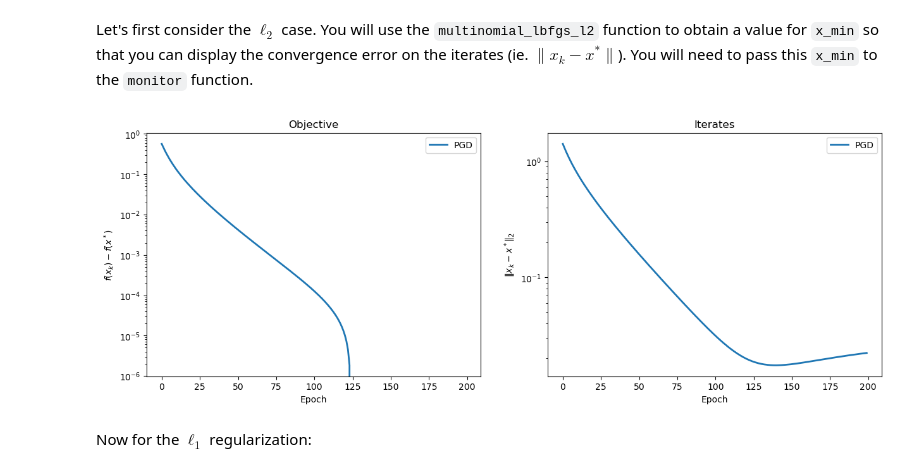
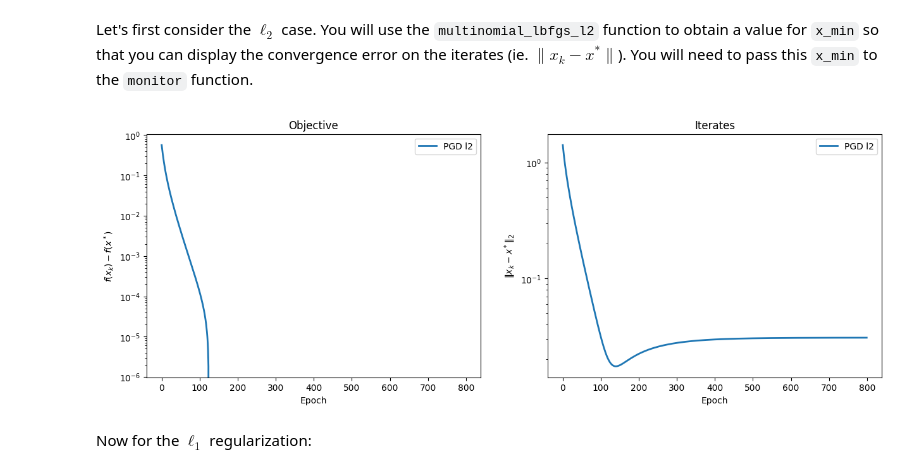
Before and after one commit to Nicolassaint/X_Optimization, a Jupyter notebook: Projet/project_saint_nicolas_and_guerin_matthis.ipynb, the cells around one changed output. Cells and saved outputs as stored; diff of their text form; code cells hidden in the pictures.

```diff
--- a/Projet/project_saint_nicolas_and_guerin_matthis.ipynb
+++ b/Projet/project_saint_nicolas_and_guerin_matthis.ipynb
@@ -809,27 +811,27 @@ def prox_l21(params, step, lbda, K):
 Let's first consider the $\ell_2$ case. You will use the `multinomial_lbfgs_l2` function to obtain a value for `x_min` so that you can display the convergence error on the iterates (ie. $\|x_k - x^*\|$). You will need to pass this `x_min` to the `monitor` function.
 # %%
 x_init = np.zeros((P + 1) * K)
-n_iter = 200
+n_iter = 800
 lbda = 0.1
 step = 1e-1
 
 # TODO
 
 # Run the PGD algorithm with the proximal operator l2 regularization
 x_min = multinomial_lbfgs_l2(X, Y, lbda=lbda)
 monitor_pgd_l2 = monitor(pgd, pobj_l2, x_min, args=(X, Y, lbda))
 
 # Run the PGD algorithm with L2 regularization
 monitor_pgd_l2.run(x_init, negloglik_and_grad, prox_l2, n_iter, step, grad_args=(X, Y), prox_args={"lbda": lbda, "K": K})
 
 # END TODO
 
 # Plot the results
 monitors = [monitor_pgd_l2]
-solvers = ["PGD"]
+solvers = ["PGD l2"]
 plot_epochs(monitors, solvers)
 # %% [output]
-[figure, old version]
+[figure, new version]
 # %% [markdown]
 Now for the $\ell_1$ regularization:
 # %%
```
Also changed, not shown: parts of 12 cells of this notebook, 2 other files.
